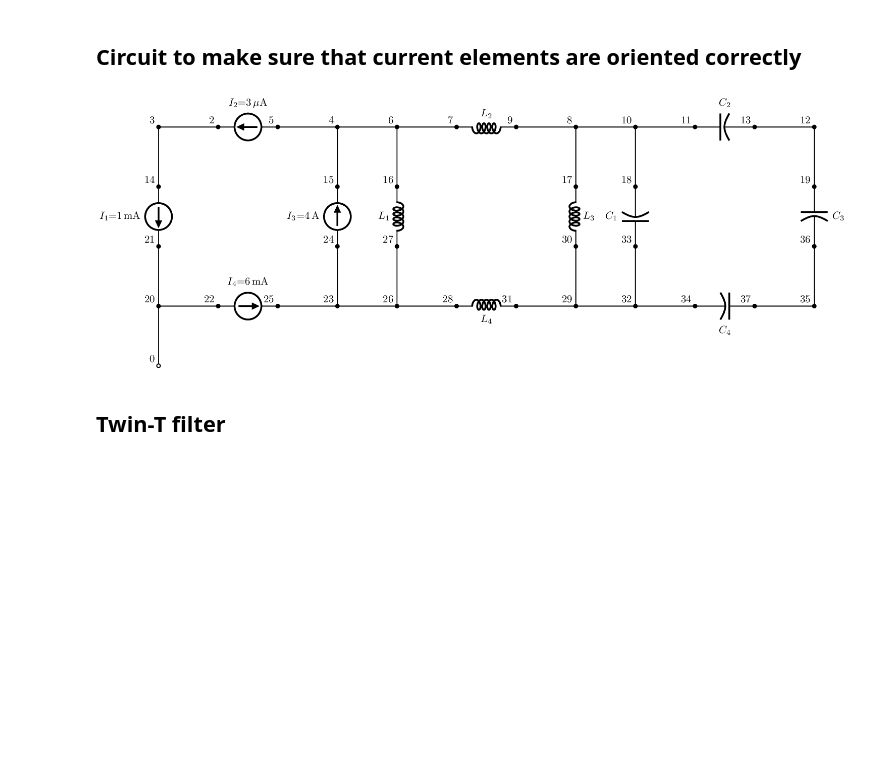
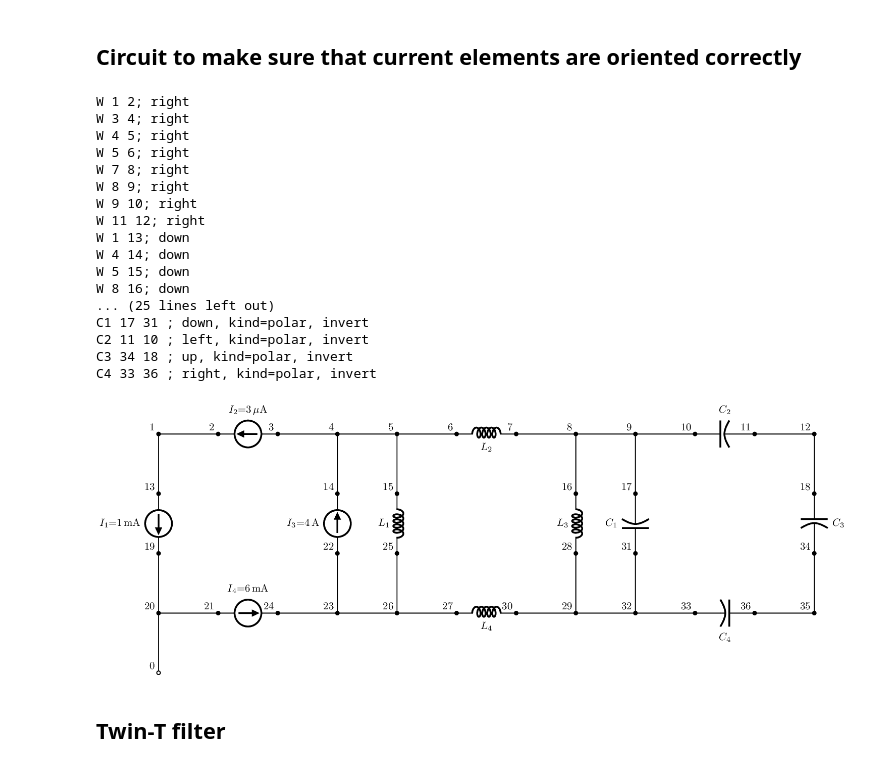
Before and after one commit to scottprahl/ltparser, a Jupyter notebook: docs/01-basics.ipynb, the cells around one changed output. Cells and saved outputs as stored; diff of their text form; code cells hidden in the pictures; blank space fills up the shorter version.

```diff
--- a/docs/01-basics.ipynb
+++ b/docs/01-basics.ipynb
@@ -105,10 +195,30 @@ cct.draw(scale=0.5)
 # %%
 lt = ltparser.LTspice()
 lt.read("../tests/examples/orientation-test2.asc")
+lt.make_netlist()
+print(lt.netlist)
+
 cct = lt.circuit()
 cct.draw(scale=0.5)
 # %% [output]
+W 1 2; right
+W 3 4; right
+W 4 5; right
+W 5 6; right
+W 7 8; right
+W 8 9; right
+W 9 10; right
+W 11 12; right
+W 1 13; down
+W 4 14; down
+W 5 15; down
+W 8 16; down
+... (25 lines left out)
+C1 17 31 ; down, kind=polar, invert
+C2 11 10 ; left, kind=polar, invert
+C3 34 18 ; up, kind=polar, invert
+C4 33 36 ; right, kind=polar, invert
-[figure, old version]
+[figure, new version]
 # %% [markdown]
 ## Twin-T filter
 # %%
```
Also changed, not shown: parts of 11 cells of this notebook, 2 other files.
